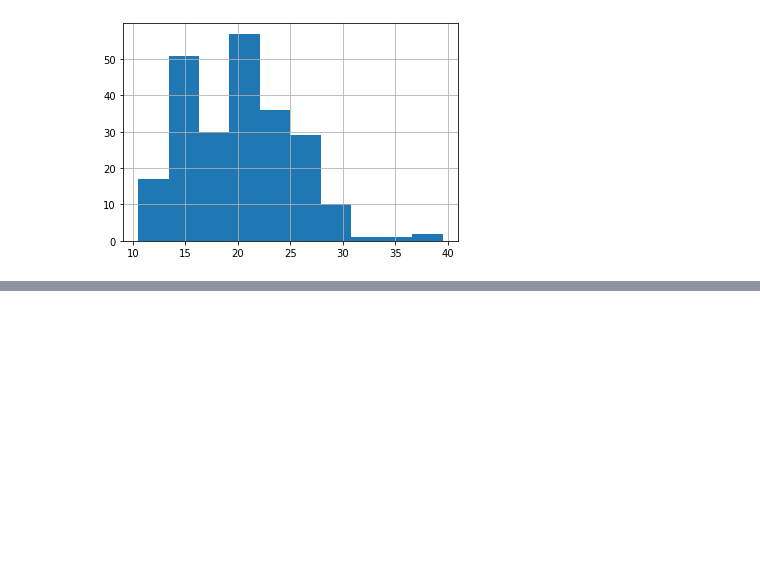
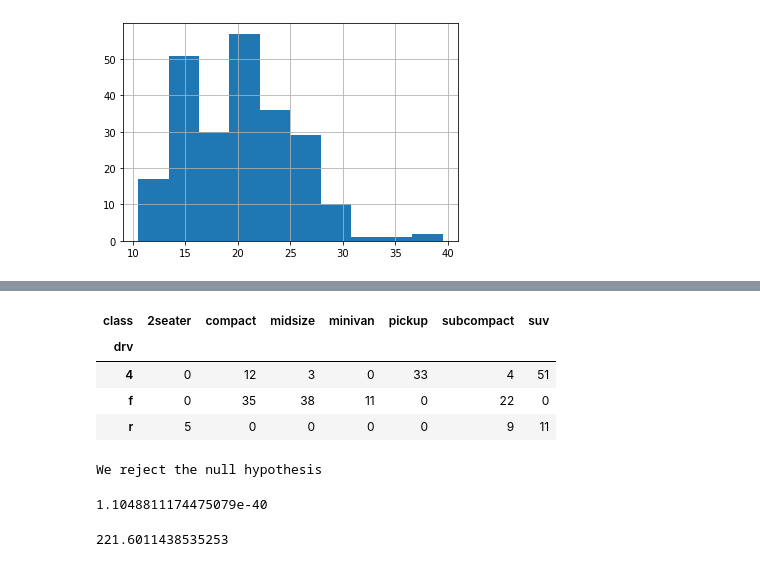
Before and after one commit to barbmarques/statistics-exercises, a Jupyter notebook: hypothesis_testing.ipynb, the cells around one changed output, grey strips where cells are left out. Saved outputs shown, nothing was run; the diff lists cells and outputs as text; code cells hidden in the pictures; blank space fills up the shorter version.

```diff
--- a/hypothesis_testing.ipynb
+++ b/hypothesis_testing.ipynb
@@ -200,0 +489,3 @@ stats.ttest_1samp(fe_compact, )
+# %%
+mpg = data('mpg')
+mpg.head()
@@ -200,0 +499,33 @@ stats.ttest_1samp(fe_compact, )
+# %%
+#H0: Class is independent of the drivetrain type.
+#Alternative: they are dependent
+
+#crosstab for drv and class
+observed = pd.crosstab(mpg.drv, mpg['class'])
+observed
+# %% [output]
+| class | 2seater | compact | midsize | minivan | pickup | subcompact | suv |
+| drv |  |  |  |  |  |  |  |
+| 4 | 0 | 12 | 3 | 0 | 33 | 4 | 51 |
+| f | 0 | 35 | 38 | 11 | 0 | 22 | 0 |
+| r | 5 | 0 | 0 | 0 | 0 | 9 | 11 |
+# %%
+# Set our alpha
+alpha = .01
+
+chi2, p, degf, expected = stats.chi2_contingency(observed)
+
+if p < alpha:
+    print("We reject the null hypothesis")
+else:
+    print("We fail to reject the null")
+# %% [output]
+We reject the null hypothesis
+# %%
+p
+# %% [output]
+1.1048811174475079e-40
+# %%
+chi2
+# %% [output]
+221.6011438535253
```
Also changed, not shown: parts of 57 cells of this notebook.
